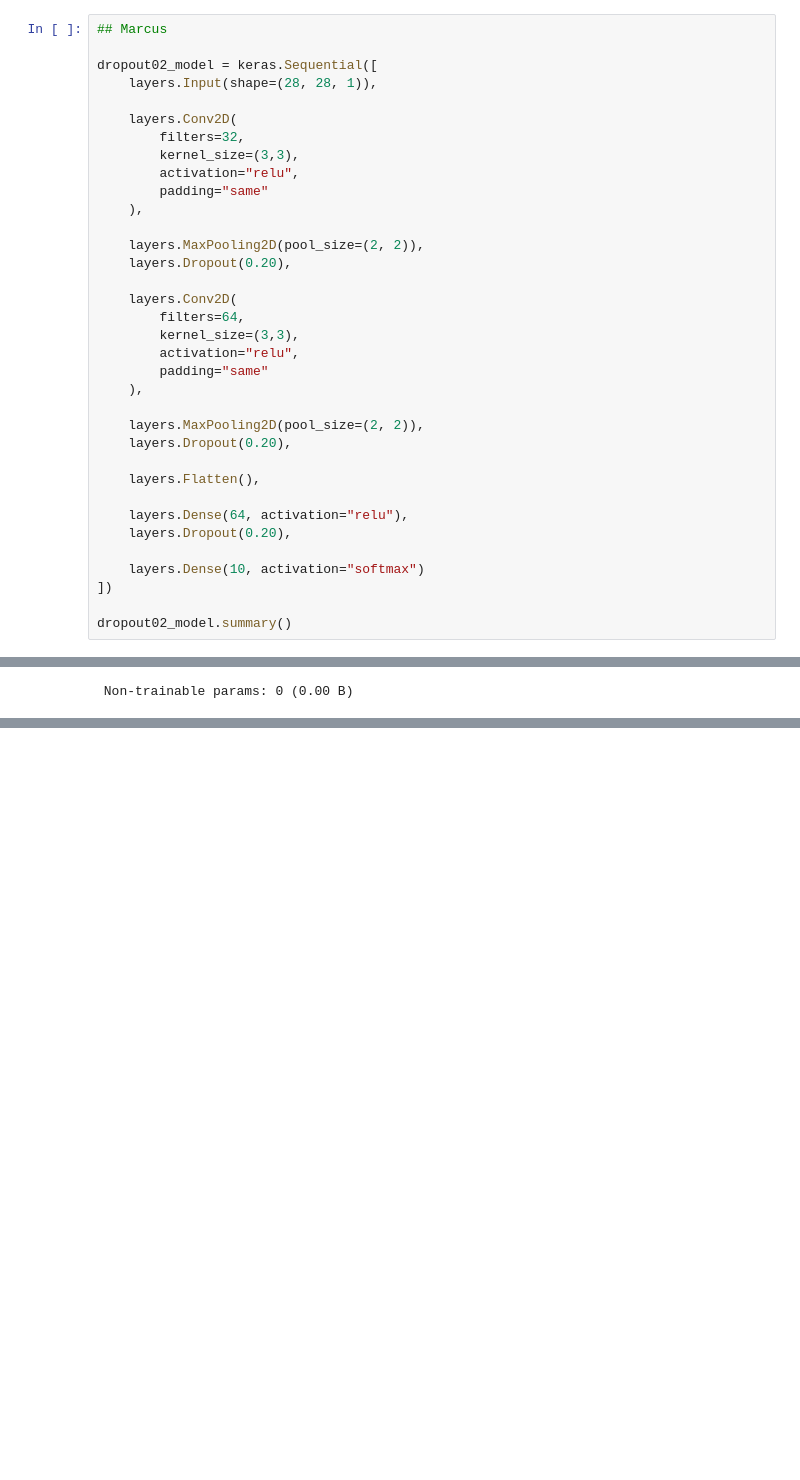
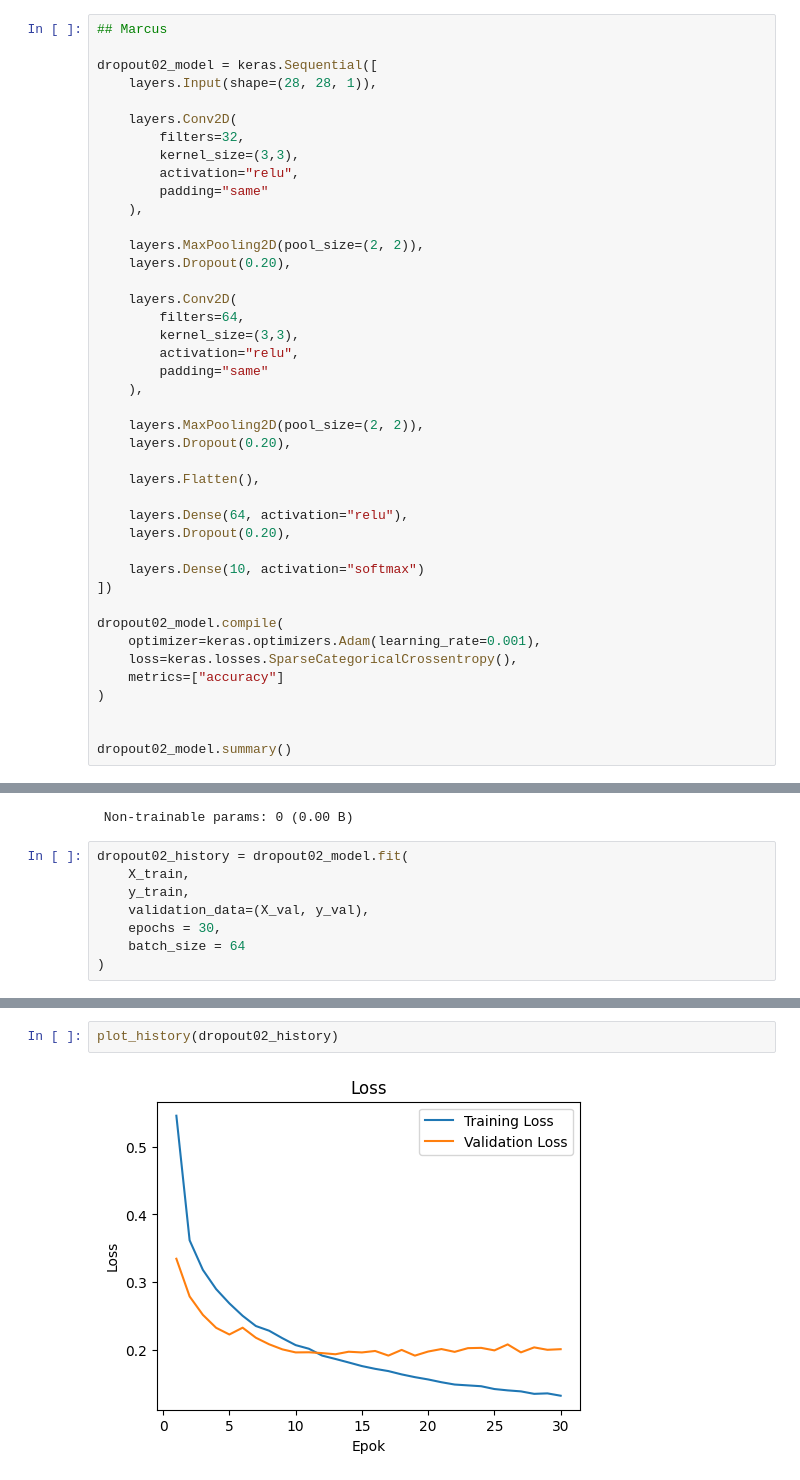
Before and after one commit to HenrikAnderss0n/Deep_learning_fashion_mnist_regularisering, a Jupyter notebook: notebooks/fasion_mnist_regularization.ipynb, the cells around one changed output, grey strips where cells are left out. Cells and saved outputs as stored; diff of their text form; blank space fills up the shorter version.

Commit message:
Trained and plotet dropout02 model and saved it to a .keras.  (removed # .keras in .gitignore)

```diff
--- a/notebooks/fasion_mnist_regularization.ipynb
+++ b/notebooks/fasion_mnist_regularization.ipynb
@@ -294,6 +299,13 @@ dropout02_model = keras.Sequential([
     layers.Dense(10, activation="softmax")
 ])
 
+dropout02_model.compile(
+    optimizer=keras.optimizers.Adam(learning_rate=0.001),
+    loss=keras.losses.SparseCategoricalCrossentropy(),
+    metrics=["accuracy"]
+)
+
+
 dropout02_model.summary()
 # %% [output]
 Model: "sequential_1"
@@ -317,3 +329,11 @@ Model: "sequential_1"
  Total params: 220,234 (860.29 KB)
  Trainable params: 220,234 (860.29 KB)
  Non-trainable params: 0 (0.00 B)
+# %%
+dropout02_history = dropout02_model.fit(
+    X_train,
+    y_train,
+    validation_data=(X_val, y_val),
+    epochs = 30,
+    batch_size = 64
+)
@@ -319,0 +358,4 @@ Model: "sequential_1"
+# %%
+plot_history(dropout02_history)
+# %% [output]
+[figure, added]
```
Also changed, not shown: parts of 5 cells of this notebook, 2 other files.
